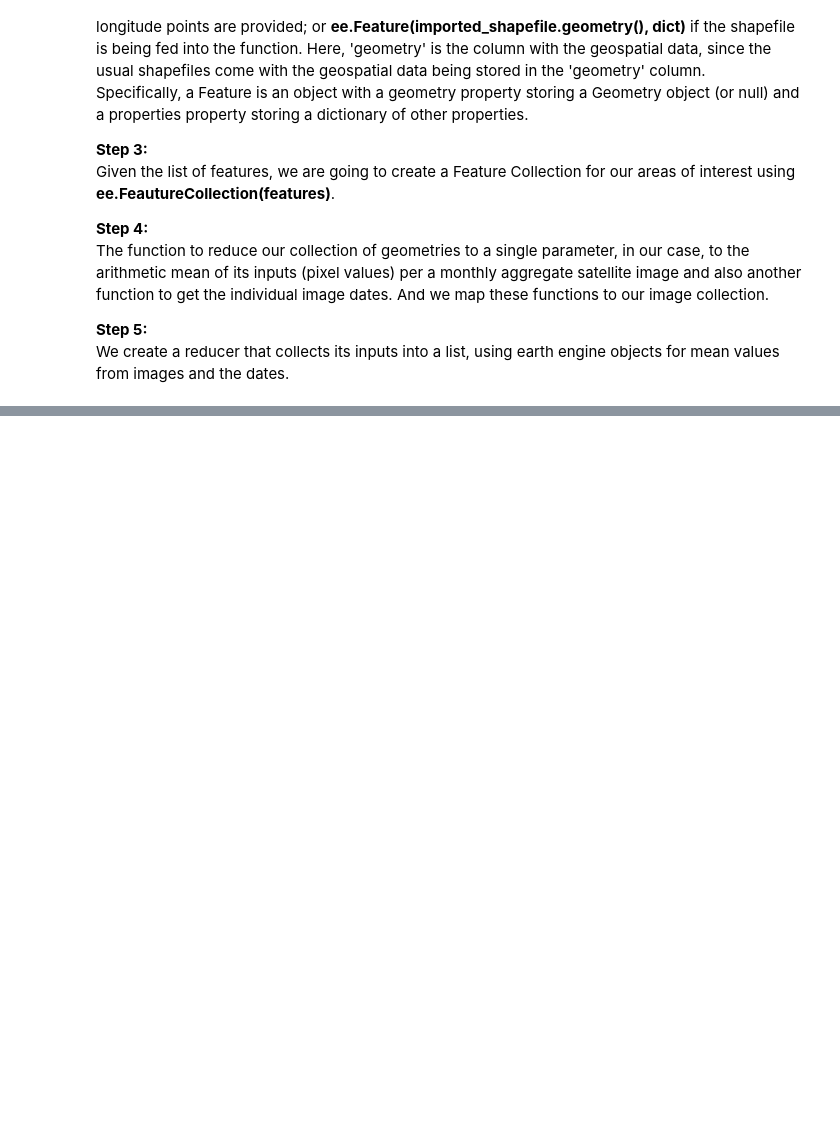
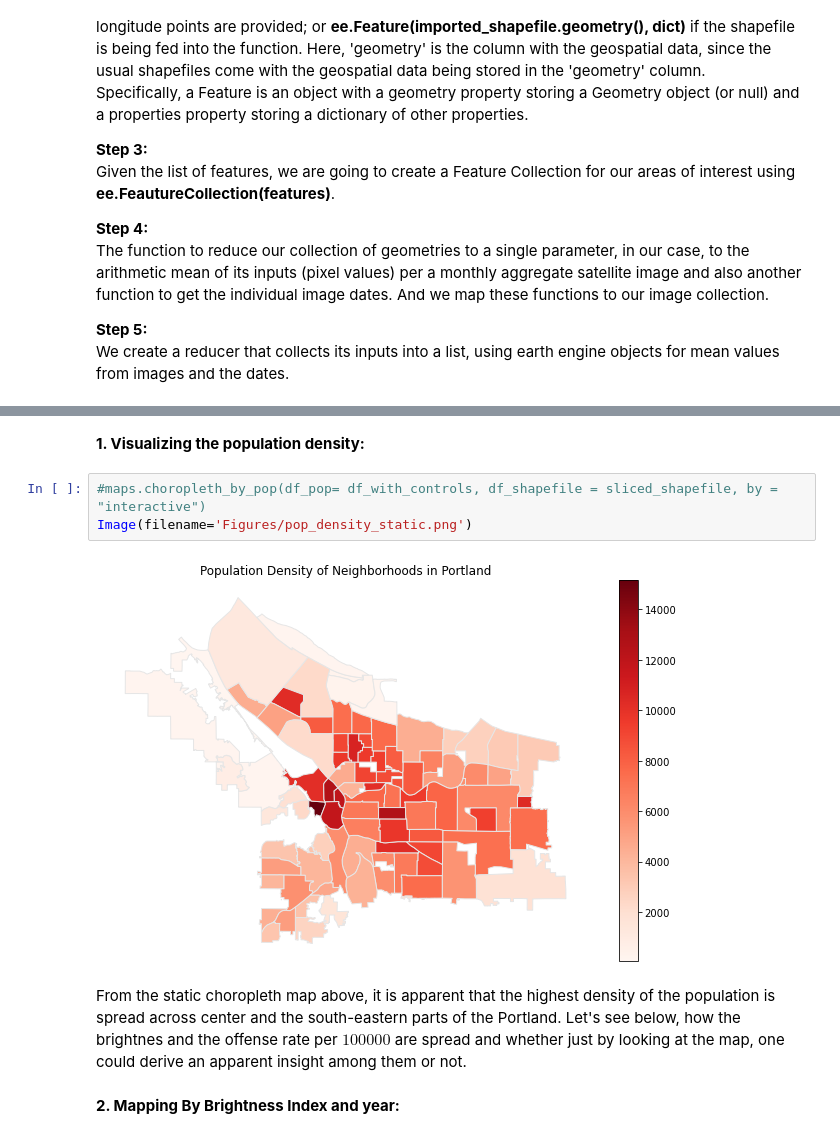
Before and after one commit to Abraham-newbie/Predicting_Crime_From_Space, a Jupyter notebook: project_sv_environment.ipynb, the cells around one changed output, grey strips where cells are left out. Drawn from its saved outputs; the diff is of its cells as text; blank space fills up the shorter version.

```diff
--- a/project_sv_environment.ipynb
+++ b/project_sv_environment.ipynb
@@ -157,0 +241,11 @@ python -m unittest -v <'the name of the test file goes here'>
+# %% [markdown]
+**1. Visualizing the population density:**
+# %%
+#maps.choropleth_by_pop(df_pop= df_with_controls, df_shapefile = sliced_shapefile, by = "interactive")
+Image(filename='Figures/pop_density_static.png')
+# %% [output]
+[figure, added]
+# %% [markdown]
+From the static choropleth map above, it is apparent that the highest density of the population is spread across center and the south-eastern parts of the Portland. Let's see below, how the brightnes and the offense rate per $100000$ are spread and whether just by looking at the map, one could derive an apparent insight among them or not.
+# %% [markdown]
+**2. Mapping By Brightness Index and year:**
```
Also changed, not shown: parts of 31 cells of this notebook, 9 other files.
